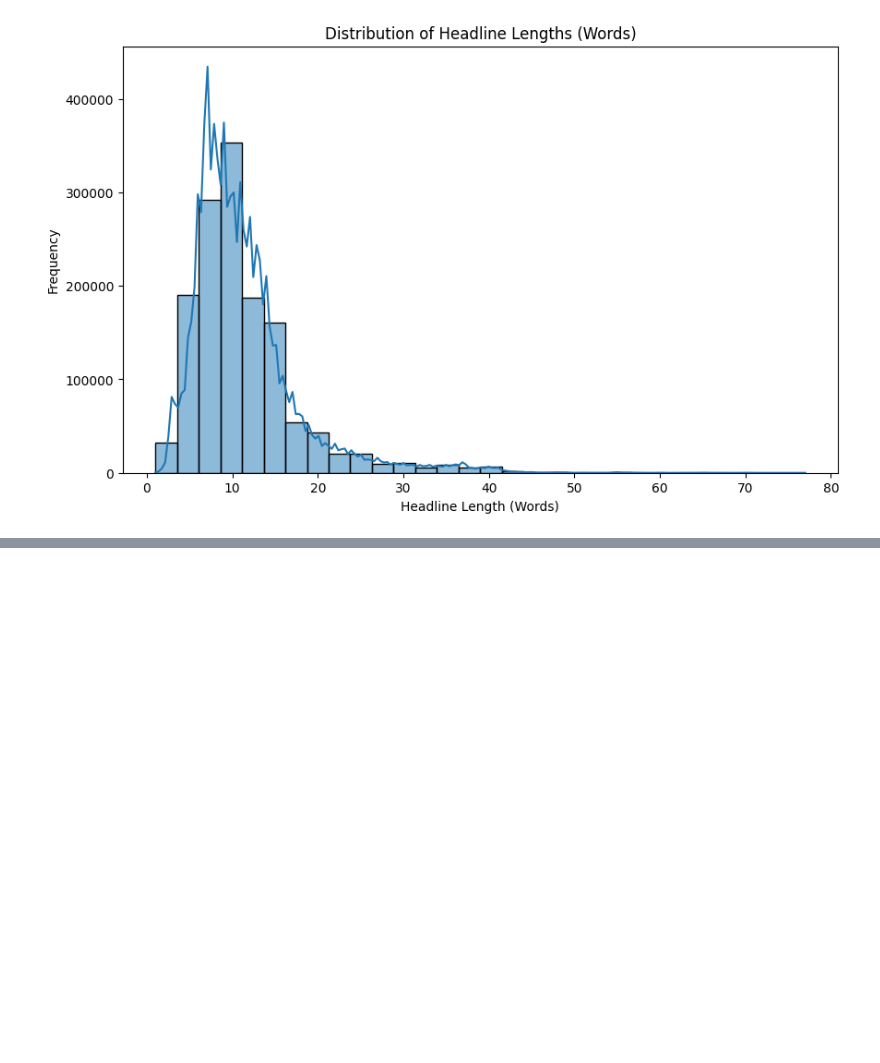
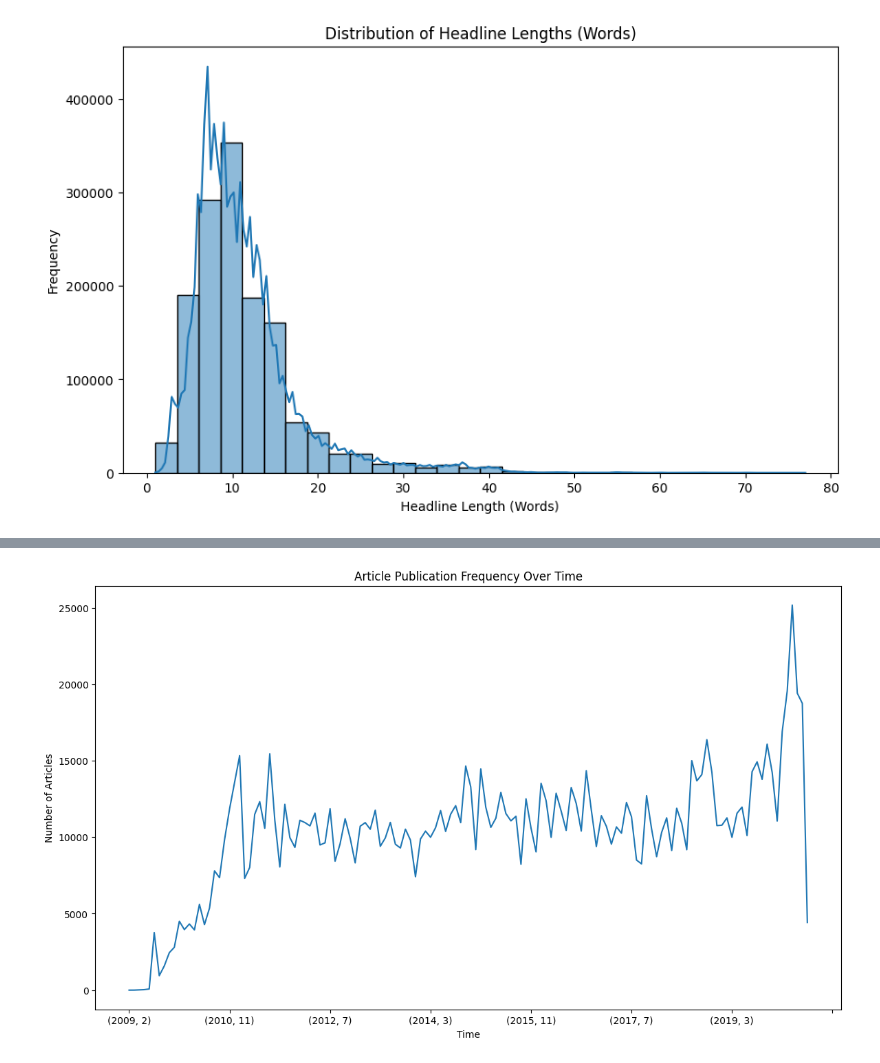
Before and after one commit to BekLG/Financial-News-Data-Analysis--KAIM-W1, a Jupyter notebook: notebooks/EDA.ipynb, the cells around one changed output, grey strips where cells are left out. Cells and saved outputs as stored; diff of their text form; code cells hidden in the pictures; blank space fills up the shorter version.

```diff
--- a/notebooks/EDA.ipynb
+++ b/notebooks/EDA.ipynb
@@ -50,0 +89,11 @@ plt.show()
+# %%
+# Convert 'date' column to datetime format
+df['date'] = pd.to_datetime(df['date'], utc=True)
+
+# Extract date parts
+df['year'] = df['date'].dt.year
+df['month'] = df['date'].dt.month
+df['day'] = df['date'].dt.day
+df['weekday'] = df['date'].dt.day_name()
+
+df[['year', 'month', 'day']].head()
@@ -50,0 +107,13 @@ plt.show()
+# %%
+# Analyze the publication date trends
+publication_trends = df.groupby(['year', 'month']).size()
+
+# Visualize publication frequency over time
+plt.figure(figsize=(14, 8))
+publication_trends.plot(kind='line')
+plt.title('Article Publication Frequency Over Time')
+plt.xlabel('Time')
+plt.ylabel('Number of Articles')
+plt.show()
+# %% [output]
+[figure, added]
```
Also changed, not shown: parts of 3 cells of this notebook.
